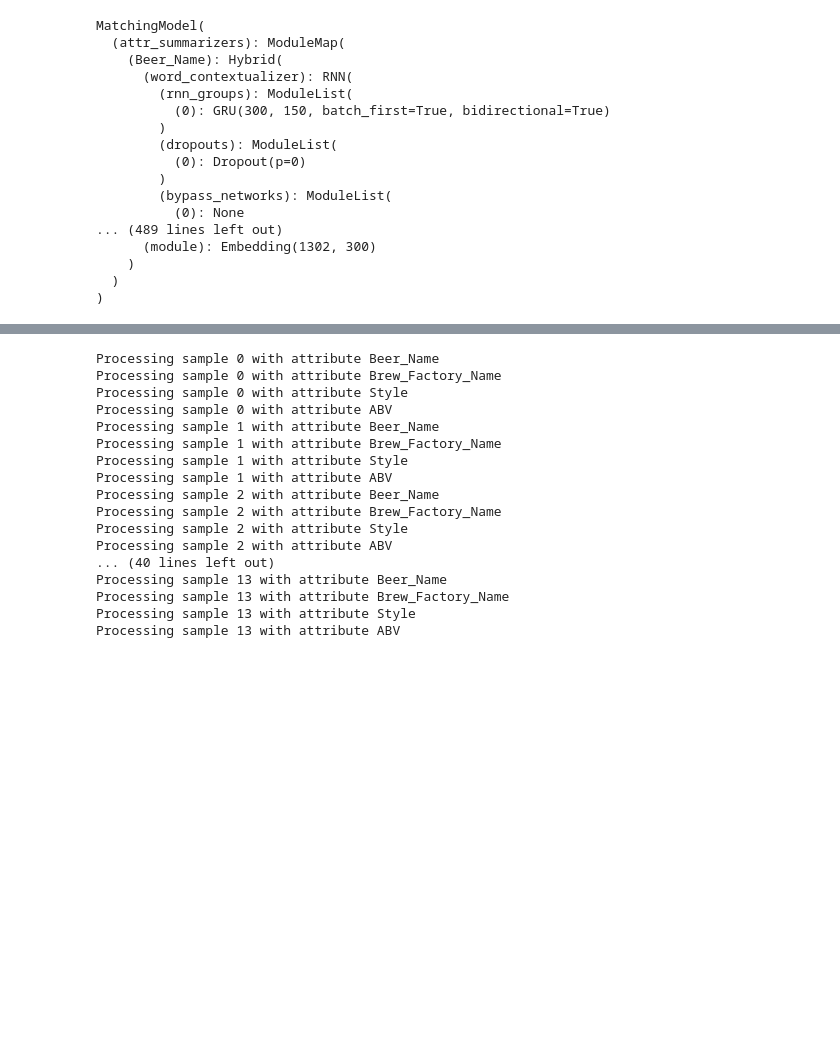
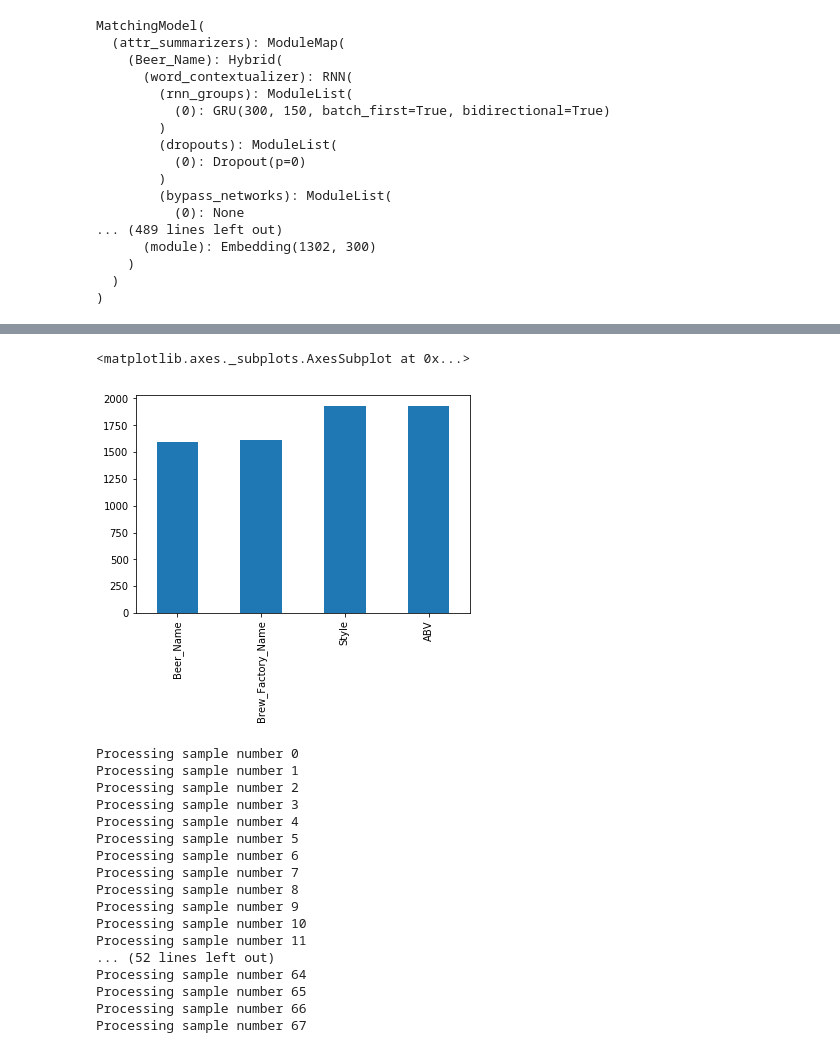
Before and after one commit to vincenzomartello/deepmatcher-experiments, a Jupyter notebook: beerAdvo/compute_ri.ipynb, the cells around one changed output, grey strips where cells are left out. Saved outputs shown, nothing was run; the diff lists cells and outputs as text; code cells hidden in the pictures; blank space fills up the shorter version.

```diff
--- a/beerAdvo/compute_ri.ipynb
+++ b/beerAdvo/compute_ri.ipynb
@@ -105,36 +107,43 @@ negatives_variation_df.head(10)
+# %%
+ri_sums = negatives_variation_df.sum(numeric_only=True)
+ri_sums.plot.bar()
+# %% [output]
+<matplotlib.axes._subplots.AxesSubplot at 0x...>
+[figure, added]
 # %%
 current_sample = 0
 #each column of this matrix is related to a specific attribute
 positives_ri_matrix = []
 for batch in positive_classifier_inputs:
     for sample_index in range(len(batch)):
-        current_sample_ris = []
-        for j,attribute in enumerate(attributes):
-            print('Processing sample {} with attribute {}'.format(current_sample,attribute))
-            it,variation = find_smallest_variation_to_change(model.classifier,classifier_length=classifier_length,
-                                                             attribute_length=attribute_length,input_matrix=batch,
-                                                             vector_index=sample_index,attribute=j,class_to_reach=0)
-            current_sample_ris.append(variation)
+        print('Processing sample number {}'.format(current_sample))
+        current_sample_ris = list(map(lambda att: find_smallest_variation_to_change(model.classifier,
+                                                                                    classifier_length=classifier_length,
+                                                                                    attribute_length=attribute_length,
+                                                                                    input_matrix=batch,
+                                                                                    vector_index=sample_index,
+                                                                                    attributes=[attributes.index(att)]
+                                                                                    ,class_to_reach=0),attributes))
         positives_ri_matrix.append(current_sample_ris)
         current_sample+=1
 # %% [output]
-Processing sample 0 with attribute Beer_Name
-Processing sample 0 with attribute Brew_Factory_Name
-Processing sample 0 with attribute Style
-Processing sample 0 with attribute ABV
-Processing sample 1 with attribute Beer_Name
-Processing sample 1 with attribute Brew_Factory_Name
-Processing sample 1 with attribute Style
-Processing sample 1 with attribute ABV
-Processing sample 2 with attribute Beer_Name
-Processing sample 2 with attribute Brew_Factory_Name
-Processing sample 2 with attribute Style
-Processing sample 2 with attribute ABV
-... (40 lines left out)
-Processing sample 13 with attribute Beer_Name
-Processing sample 13 with attribute Brew_Factory_Name
-Processing sample 13 with attribute Style
-Processing sample 13 with attribute ABV
+Processing sample number 0
+Processing sample number 1
+Processing sample number 2
+Processing sample number 3
+Processing sample number 4
+Processing sample number 5
+Processing sample number 6
+Processing sample number 7
+Processing sample number 8
+Processing sample number 9
+Processing sample number 10
+Processing sample number 11
+... (52 lines left out)
+Processing sample number 64
+Processing sample number 65
+Processing sample number 66
+Processing sample number 67
 # %%
 ri_norms_positives = []
 for ri_list in positives_ri_matrix:
```
Also changed, not shown: parts of 19 cells of this notebook, 20 other files.
